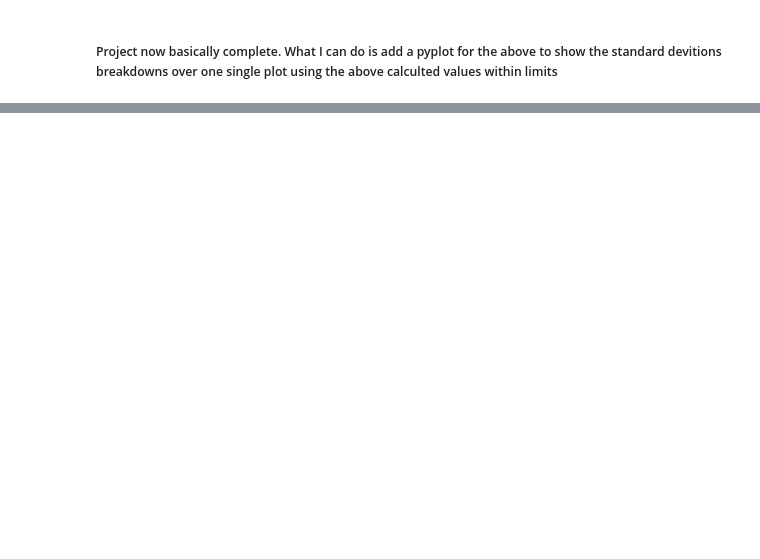
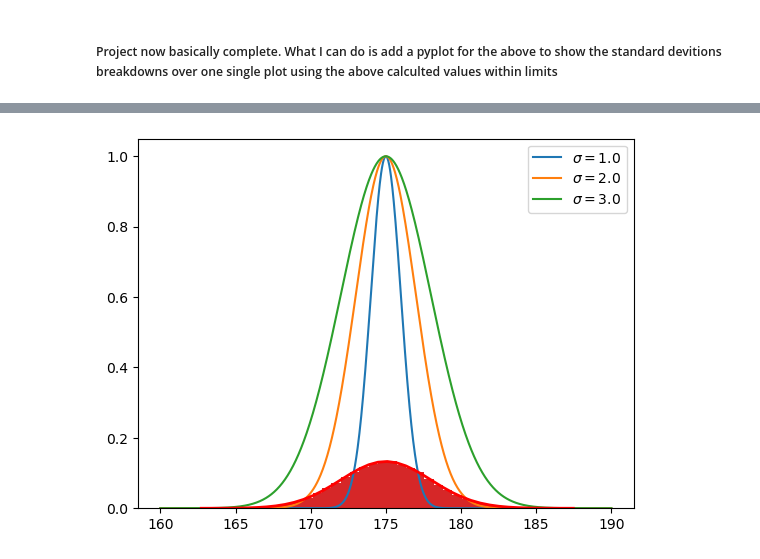
Before and after one commit to mhmdmahdi/funddata-assessment, a Jupyter notebook: normal distribution notebook/Normal Distribution Notebook.ipynb, the cells around one changed output, grey strips where cells are left out. Cells and saved outputs as stored; diff of their text form; code cells hidden in the pictures; blank space fills up the shorter version.

```diff
--- a/normal distribution notebook/Normal Distribution Notebook.ipynb
+++ b/normal distribution notebook/Normal Distribution Notebook.ipynb
@@ -212,2 +224,12 @@ To prove this I can count the number of values in the actual array within the li
 # %% [markdown]
 ##### Project now basically complete. What I can do is add a pyplot for the above to show the standard devitions breakdowns over one single plot using the above calculted values within limits
+# %%
+# x values for plot.
+x = np.linspace(160, 190, 1000)
+
+# Plot the function for several different values of sigma.
+for sigma in [1.0, 2.0, 3.0]:
+    plt.plot(x, np.exp(-((x - mu)**2 / (2 * sigma**2))), label=rf'$\sigma = {sigma}$')
+
+# Add a legend.
+plt.legend();
@@ -213,0 +246,12 @@ To prove this I can count the number of values in the actual array within the li
+# %%
+# Plot the function for several different values of sigma.
+for sigma in [1.0, 2.0, 3.0]:
+    plt.plot(x, np.exp(-((x - mu)**2 / (2 * sigma**2))), label=rf'$\sigma = {sigma}$')
+
+# Add a legend.
+plt.legend();
+count, bins, ignored = plt.hist(s, 40, density=True)
+plt.plot(bins, 1/(sigma * np.sqrt(2 * np.pi)) * np.exp( - (bins - mu)**2 / (2 * sigma**2) ), linewidth=2, color='r')
+plt.show()
+# %% [output]
+[figure, added]
```
Also changed, not shown: parts of 26 cells of this notebook.
